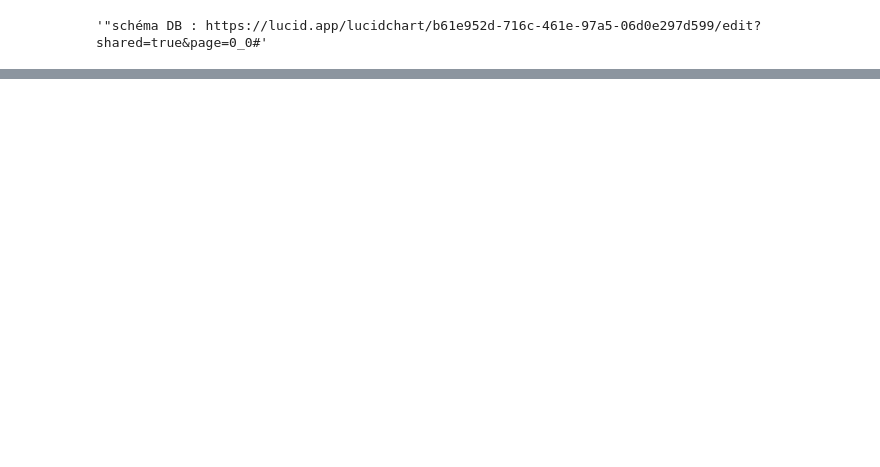
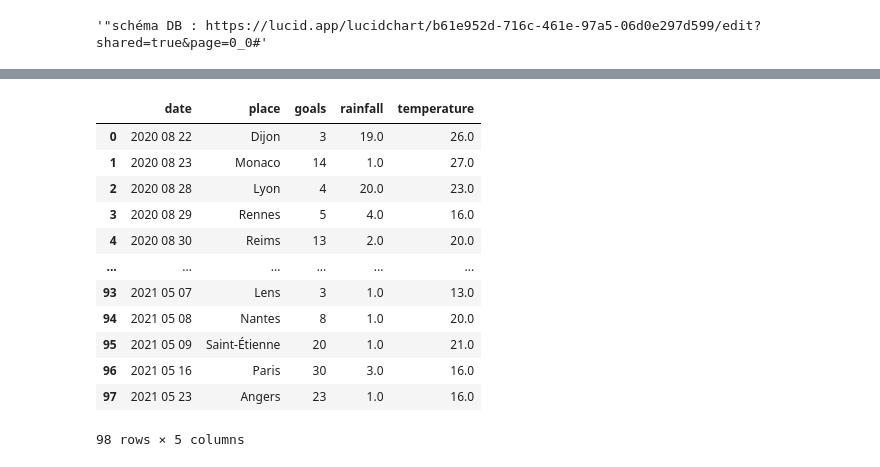
Before and after one commit to Adriengith/football_scraping, a Jupyter notebook: viz_predictions.ipynb, the cells around one changed output, grey strips where cells are left out. Cells and saved outputs as stored; diff of their text form; code cells hidden in the pictures; blank space fills up the shorter version.

```diff
--- a/viz_predictions.ipynb
+++ b/viz_predictions.ipynb
@@ -97,0 +104,23 @@ df_exemple3
+# %%
+df_exemple4 = pd.read_sql("""SELECT matches.date, matches.place, count(goals.id) AS goals, matches.rainfall, matches.temperature
+                        FROM matches
+                        JOIN goals
+                        ON goals.match_id = matches.id
+                        JOIN players
+                        ON players.id = goals.player_id
+                        GROUP BY matches.date;""", connexion)
+df_exemple4
+# %% [output]
+|  | date | place | goals | rainfall | temperature |
+| 0 | 2020 08 22 | Dijon | 3 | 19.0 | 26.0 |
+| 1 | 2020 08 23 | Monaco | 14 | 1.0 | 27.0 |
+| 2 | 2020 08 28 | Lyon | 4 | 20.0 | 23.0 |
+| 3 | 2020 08 29 | Rennes | 5 | 4.0 | 16.0 |
+| 4 | 2020 08 30 | Reims | 13 | 2.0 | 20.0 |
+| ... | ... | ... | ... | ... | ... |
+| 93 | 2021 05 07 | Lens | 3 | 1.0 | 13.0 |
+| 94 | 2021 05 08 | Nantes | 8 | 1.0 | 20.0 |
+| 95 | 2021 05 09 | Saint-Étienne | 20 | 1.0 | 21.0 |
+| 96 | 2021 05 16 | Paris | 30 | 3.0 | 16.0 |
+| 97 | 2021 05 23 | Angers | 23 | 1.0 | 16.0 |
+98 rows × 5 columns
```
Also changed, not shown: parts of 6 cells of this notebook, 1 other file.
